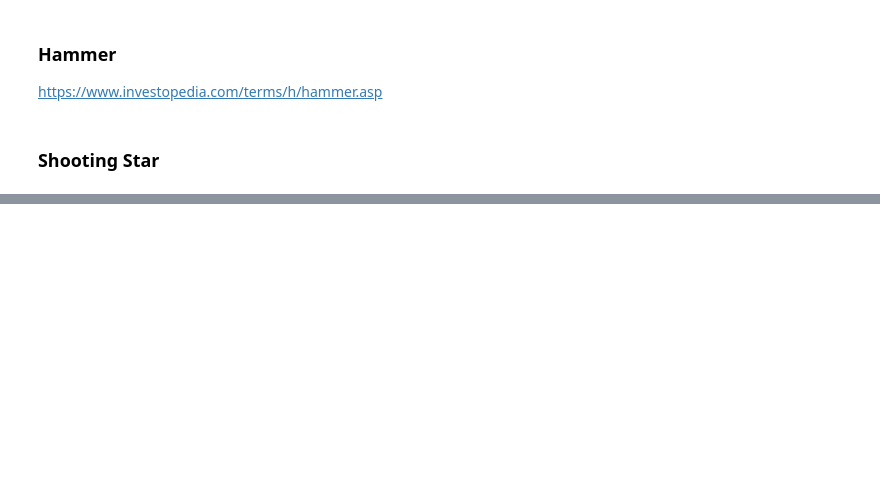
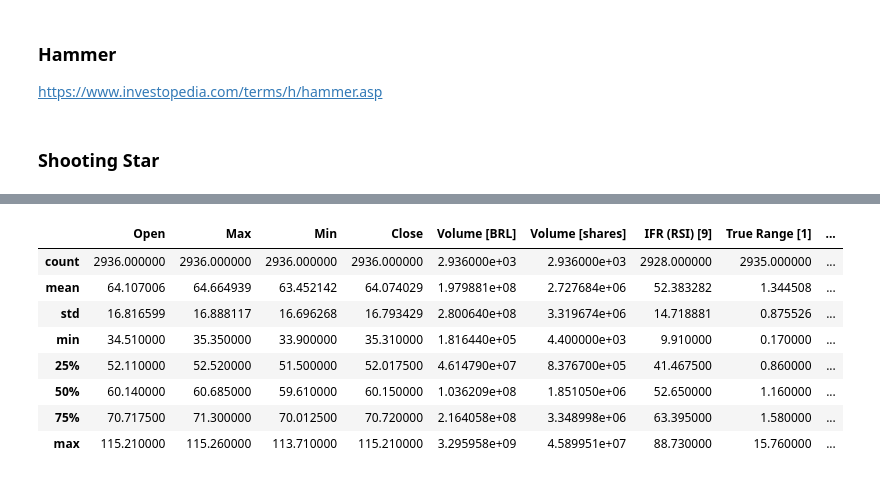
Before and after one commit to brunokiyoshi/Nanodegree-MLE-capstone-project, a Jupyter notebook: feature_engineering.ipynb, the cells around one changed output, grey strips where cells are left out. Cells and saved outputs as stored; diff of their text form; code cells hidden in the pictures; blank space fills up the shorter version.

```diff
--- a/feature_engineering.ipynb
+++ b/feature_engineering.ipynb
@@ -490,0 +444,12 @@ def hammer(df):
+# %%
+bova_df.describe()
+# %% [output]
+|  | Open | Max | Min | Close | Volume [BRL] | Volume [shares] | IFR (RSI) [9] | True Range [1] | ... |
+| count | 2936.000000 | 2936.000000 | 2936.000000 | 2936.000000 | 2.936000e+03 | 2.936000e+03 | 2928.000000 | 2935.000000 | ... |
+| mean | 64.107006 | 64.664939 | 63.452142 | 64.074029 | 1.979881e+08 | 2.727684e+06 | 52.383282 | 1.344508 | ... |
+| std | 16.816599 | 16.888117 | 16.696268 | 16.793429 | 2.800640e+08 | 3.319674e+06 | 14.718881 | 0.875526 | ... |
+| min | 34.510000 | 35.350000 | 33.900000 | 35.310000 | 1.816440e+05 | 4.400000e+03 | 9.910000 | 0.170000 | ... |
+| 25% | 52.110000 | 52.520000 | 51.500000 | 52.017500 | 4.614790e+07 | 8.376700e+05 | 41.467500 | 0.860000 | ... |
+| 50% | 60.140000 | 60.685000 | 59.610000 | 60.150000 | 1.036209e+08 | 1.851050e+06 | 52.650000 | 1.160000 | ... |
+| 75% | 70.717500 | 71.300000 | 70.012500 | 70.720000 | 2.164058e+08 | 3.348998e+06 | 63.395000 | 1.580000 | ... |
+| max | 115.210000 | 115.260000 | 113.710000 | 115.210000 | 3.295958e+09 | 4.589951e+07 | 88.730000 | 15.760000 | ... |
```
Also changed, not shown: parts of 35 cells of this notebook.
